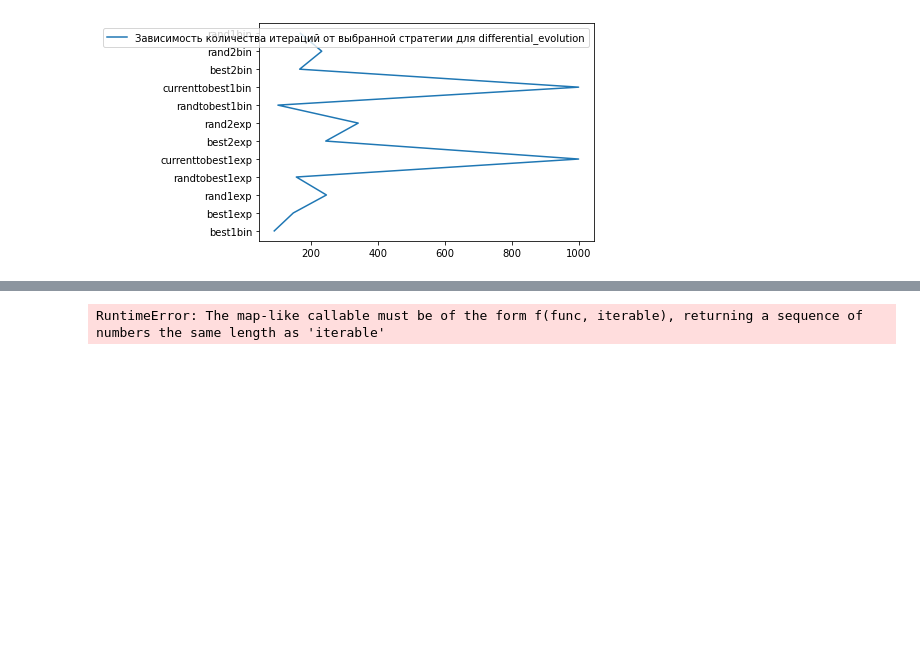
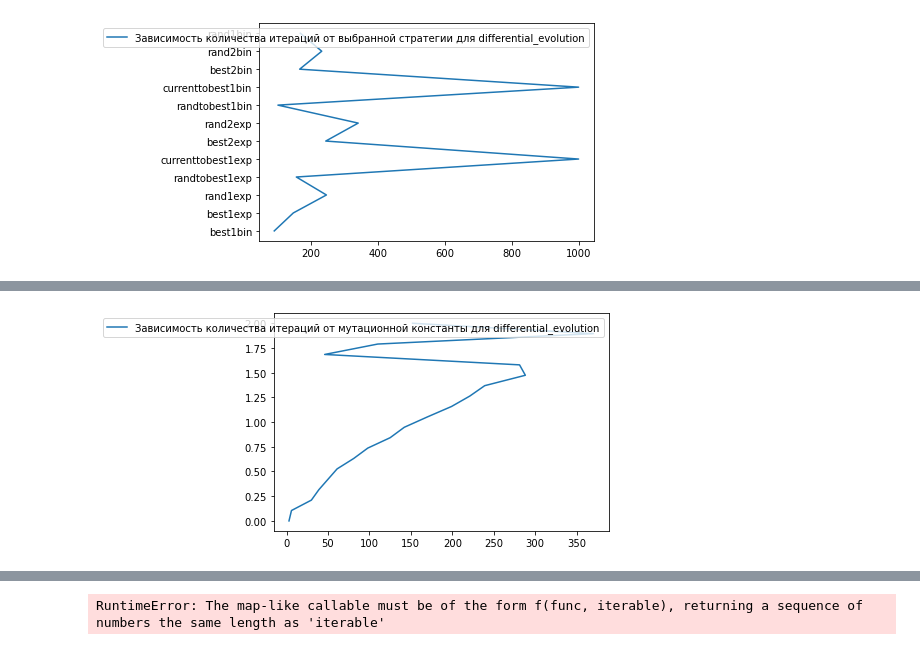
Before and after one commit to gudyrmik/Netology, a Jupyter notebook: Math for Data Science/Task 6. Optimization.ipynb, the cells around one changed output, grey strips where cells are left out. Cells and saved outputs as stored; diff of their text form; code cells hidden in the pictures; blank space fills up the shorter version.

```diff
--- a/Math for Data Science/Task 6. Optimization.ipynb
+++ b/Math for Data Science/Task 6. Optimization.ipynb
@@ -49,0 +79,12 @@ plt.show()
+# %%
+nits = []
+for m in mutations:
+    res = differential_evolution(ackley, bounds, seed=42, mutation=m)
+    nits.append(res.nit)
+
+plt.plot(nits, mutations, label='Зависимость количества итераций от мутационной константы для differential_evolution')
+plt.legend()
+plt.show()
+# Сложнаааа. Но очевидно лучше 0, почему-то)
+# %% [output]
+[figure, added]
```
Also changed, not shown: parts of 9 cells of this notebook.
